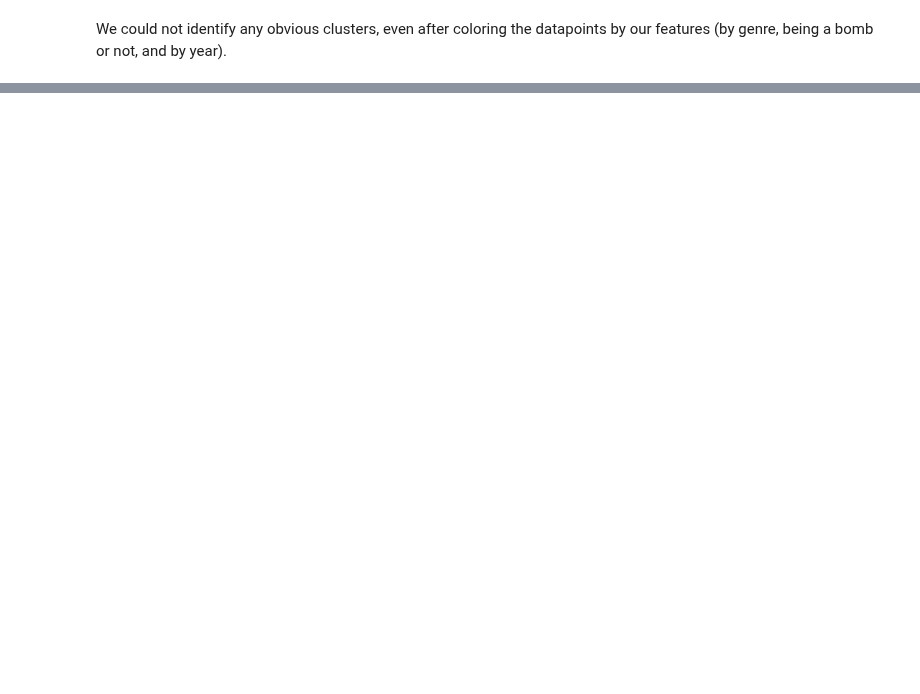
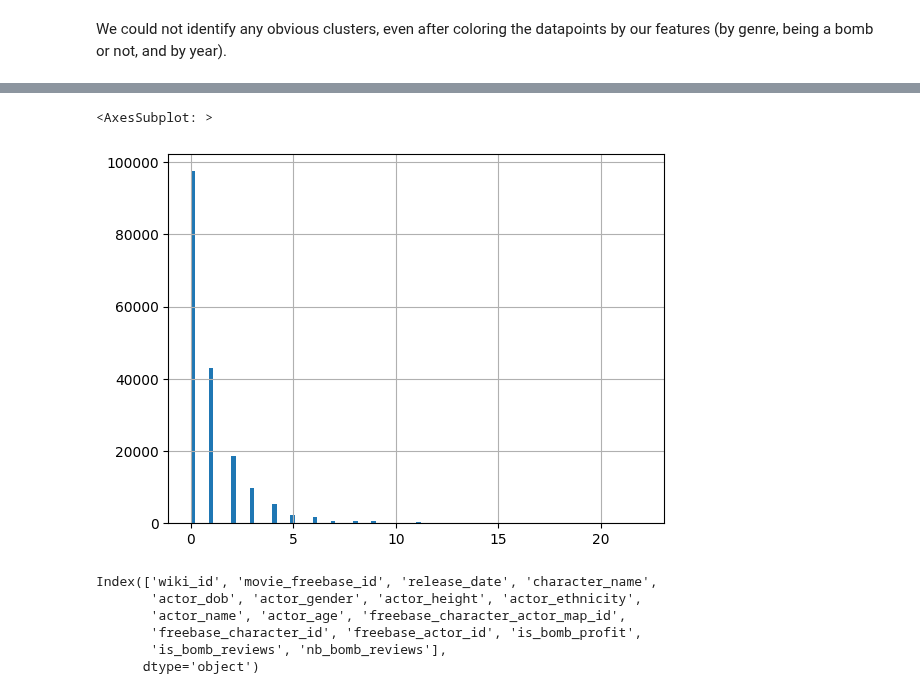
Before and after one commit to epfl-ada/ada-2022-project-adamax, a Jupyter notebook: src/initial_analysis.ipynb, the cells around one changed output, grey strips where cells are left out. Saved outputs shown, nothing was run; the diff lists cells and outputs as text; code cells hidden in the pictures; blank space fills up the shorter version.

```diff
--- a/src/initial_analysis.ipynb
+++ b/src/initial_analysis.ipynb
@@ -515,0 +575,3 @@ We could not identify any obvious clusters, even after coloring the datapoints b
+# %%
+df_actors = get_characters()
+df_actors.columns
@@ -515,0 +584,4 @@ We could not identify any obvious clusters, even after coloring the datapoints b
+# %%
+df_actors = df_actors.merge(df_movies[["wiki_id", "is_bomb_profit", "is_bomb_reviews"]], on="wiki_id")
+df_actors["nb_bomb_reviews"] = df_actors.groupby(["actor_name", "actor_dob"])["is_bomb_reviews"].transform("sum")
+df_actors.head(5)
@@ -515,0 +595,5 @@ We could not identify any obvious clusters, even after coloring the datapoints b
+# %%
+df_actors["nb_bomb_reviews"].hist(bins=100)
+# %% [output]
+<AxesSubplot: >
+[figure, added]
@@ -515,0 +621,9 @@ We could not identify any obvious clusters, even after coloring the datapoints b
+# %%
+df_actors.columns
+# %% [output]
+Index(['wiki_id', 'movie_freebase_id', 'release_date', 'character_name',
+       'actor_dob', 'actor_gender', 'actor_height', 'actor_ethnicity',
+       'actor_name', 'actor_age', 'freebase_character_actor_map_id',
+       'freebase_character_id', 'freebase_actor_id', 'is_bomb_profit',
+       'is_bomb_reviews', 'nb_bomb_reviews'],
+      dtype='object')
```
Also changed, not shown: parts of 33 cells of this notebook.
